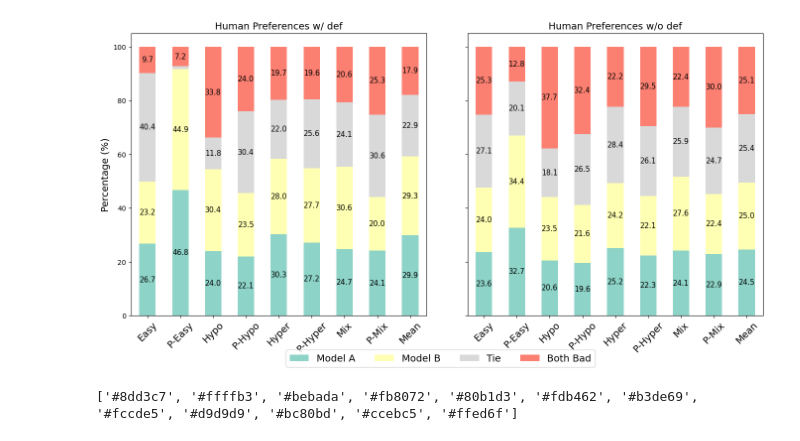
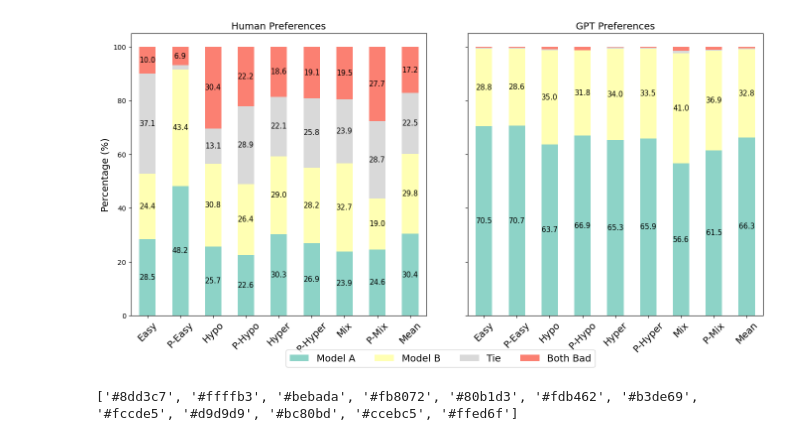
Before and after one commit to VityaVitalich/TaxoGen, a Jupyter notebook: notebooks/concat_labels.ipynb, the cells around one changed output. Drawn from its saved outputs; the diff is of its cells as text; code cells hidden in the pictures.

```diff
--- a/notebooks/concat_labels.ipynb
+++ b/notebooks/concat_labels.ipynb
@@ -41,8 +41,8 @@ from sklearn.metrics import confusion_matrix
 # combined_df = gpt_def
 # combined_df.to_csv('../data/labeling/gpt_nodef.csv', index=False)
 
-human_def = pd.read_csv('../data/labeling/final_human_def.csv')
-human_nodef = pd.read_csv('../data/labeling/final_human_nodef.csv')
+human_def = pd.read_csv('../data/labeling/human_with_flux_def_final.csv')
+human_nodef = pd.read_csv('../data/labeling/human_with_flux_nodef_final.csv')
 
-gpt_def = pd.read_csv('../data/labeling/gpt_def.csv')
-gpt_nodef = pd.read_csv('../data/labeling/gpt_nodef.csv')
+gpt_def = pd.read_csv('../data/main_gpt4_def_with_flux.csv')
+gpt_nodef = pd.read_csv('../data/main_gpt4_nodef_with_flux.csv')
@@ -143,7 +147,7 @@ def preprocess_df(df):
 
 # Preprocess both human_def and gpt_def DataFrames
 human_def_preprocessed = preprocess_df(human_def)
-gpt_def_preprocessed = preprocess_df(human_nodef)
+gpt_def_preprocessed = preprocess_df(gpt_def)
 
 # Define color palette
 color_palette = {
@@ -158,8 +162,8 @@ fig, (ax1, ax2) = plt.subplots(1, 2, figsize=(14, 7), sharey=True)
 plt.subplots_adjust(wspace=4000.4)  # Increase spacing between ax1 and ax2
 
 # Plot for human_def DataFrame
-human_def_preprocessed.plot(kind='bar', stacked=True, ax=ax1, color=[color_palette[col] for col in human_def_preprocessed.columns], legend=False)
-ax1.set_title('Human Preferences w/ def', fontsize=14)
+human_def_preprocessed.plot(kind='bar', stacked=True, ax=ax1, color=[color_palette[col] for col in (human_def_preprocessed.columns)], legend=False)
+ax1.set_title('Human Preferences', fontsize=14)
 #ax1.set_xlabel('Subset', fontsize=12)
 ax1.set_ylabel('Percentage (%)', fontsize=14)
 ax1.set_xticklabels(ax1.get_xticklabels(), rotation=45, fontsize=14)
@@ -171,36 +175,36 @@ for p in ax1.patches:
     x, y = p.get_xy()
     if height > 5:  # Avoid showing text on small patches
         ax1.text(x + width/2, y + height/2, f'{height:.1f}', ha='center', va='center', fontsize=10.5, rotation=0)
 
 # Plot for gpt_def DataFrame
 gpt_def_preprocessed.plot(kind='bar', stacked=True, ax=ax2, color=[color_palette[col] for col in gpt_def_preprocessed.columns], legend=False)
-ax2.set_title('Human Preferences w/o def', fontsize=14)
+ax2.set_title('GPT Preferences', fontsize=14)
 #ax2.set_xlabel('Subset', fontsize=12)
 ax2.set_xticklabels(ax2.get_xticklabels(), rotation=45, fontsize=14)
 
 ax1.set_xlabel('')  # Disable xlabel for ax1
 ax2.set_xlabel('')
 
 # Add percentage text on each bar slice for gpt_def
 for p in ax2.patches:
     width = p.get_width()
     height = p.get_height()
     x, y = p.get_xy()
     if height > 5:  # Avoid showing text on small patches
         ax2.text(x + width/2, y + height/2, f'{height:.1f}', ha='center', va='center', fontsize=10.5, rotation=0)
 
 # Shared legend
 handles, labels = ax1.get_legend_handles_labels()  # get the existing legend information
 fig.legend(handles, labels, bbox_to_anchor=(0.5, -0.03), loc='lower center', ncols=4, fontsize=14)
 
 
 # Final adjustments and plot
 plt.tight_layout(rect=[0,0,1,1])
-#plt.savefig('Preference_Distribution_Human_GPT.pdf', dpi=3000, bbox_inches='tight')
+plt.savefig('Preference_Distribution_Human_GPT_w_flux.pdf', dpi=3000, bbox_inches='tight')
 #plt.savefig('Preference_Distribution_Human_GPT.png', bbox_inches='tight')
 plt.show()
 # %% [output]
-[figure, old version]
+[figure, new version]
 # %%
 print(sns.color_palette("Set3").as_hex())
 sns.color_palette("Set3")
```
Also changed, not shown: parts of 7 cells of this notebook, 20 other files.
